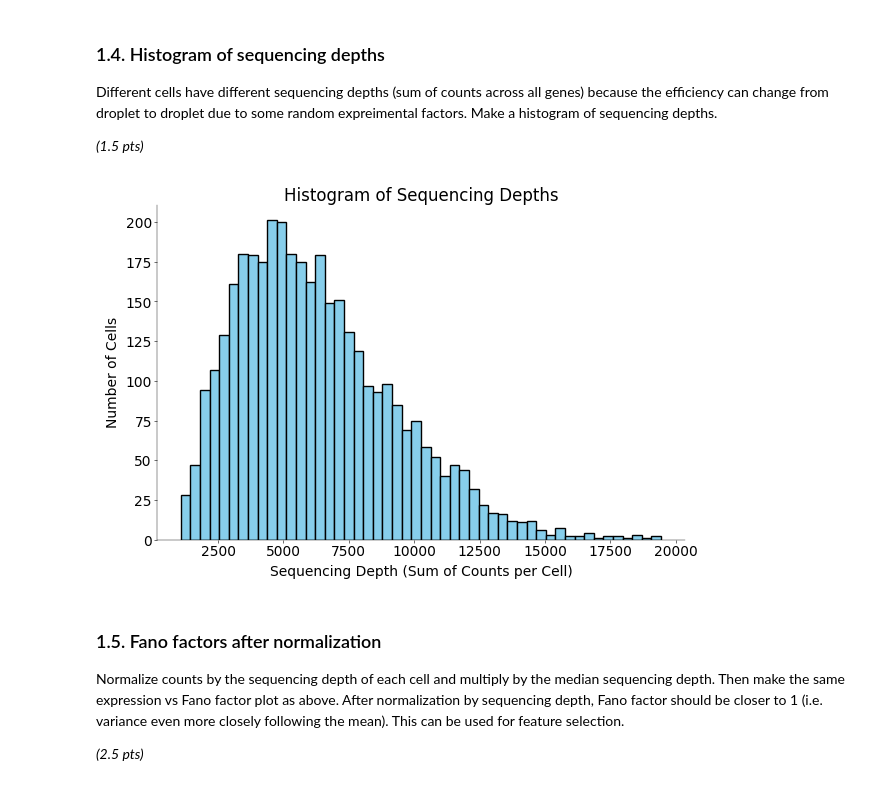
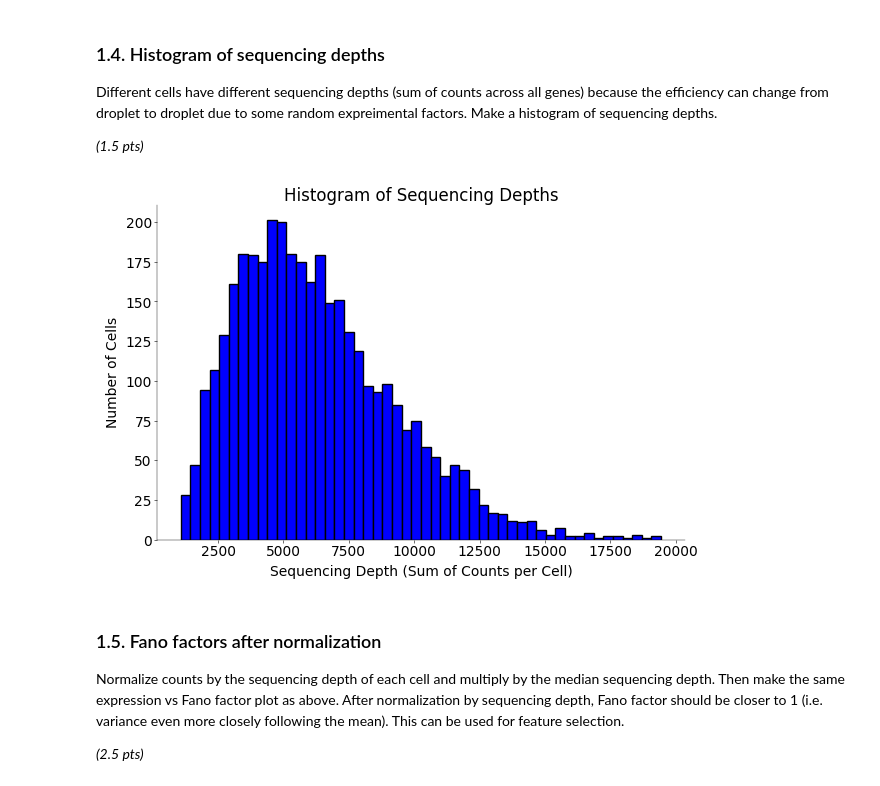
Before and after one commit to Akseli-Ilmanen/NDS_homework, a Jupyter notebook: notebooks/CG_CodingLab7.ipynb, the cells around one changed output. Cells and saved outputs as stored; diff of their text form; code cells hidden in the pictures.

```diff
--- a/notebooks/CG_CodingLab7.ipynb
+++ b/notebooks/CG_CodingLab7.ipynb
@@ -292,16 +292,16 @@ seq_depths = counts.sum(axis=1)
 # %%
 # ------------------------------------------
 # Plot histogram of sequencing depths (1 pt)
 # ------------------------------------------
 
 fig, ax = plt.subplots(figsize=(6, 4))
-ax.hist(seq_depths, bins=50, color="skyblue", edgecolor="black")
+ax.hist(seq_depths, bins=50, color="blue", edgecolor="black")
 ax.set_xlabel("Sequencing Depth (Sum of Counts per Cell)")
 ax.set_ylabel("Number of Cells")
 ax.set_title("Histogram of Sequencing Depths")
 plt.show()
 # %% [output]
-[figure, old version]
+[figure, new version]
 # %% [markdown]
 ### 1.5. Fano factors after normalization
 
```
Also changed, not shown: parts of 20 cells of this notebook.
